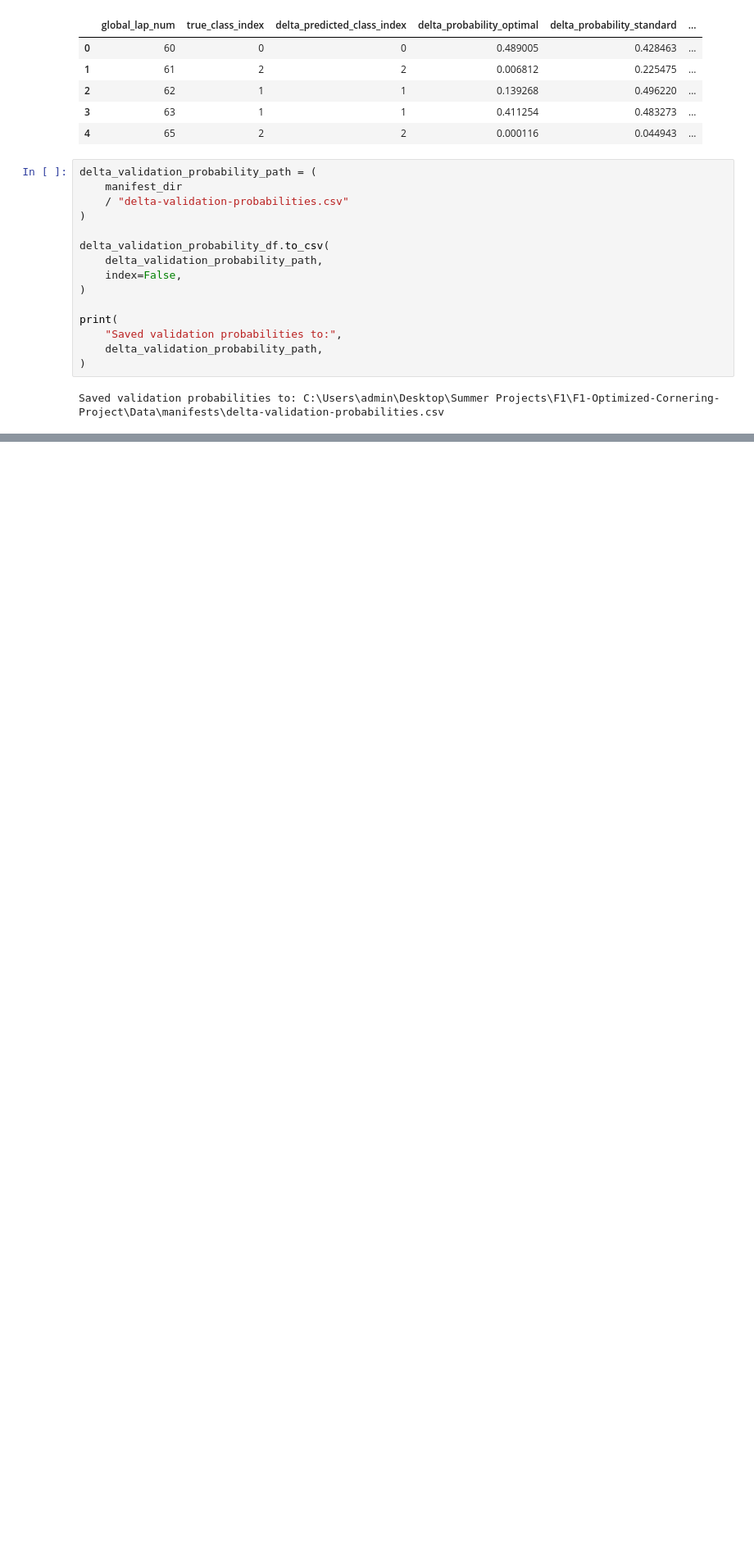
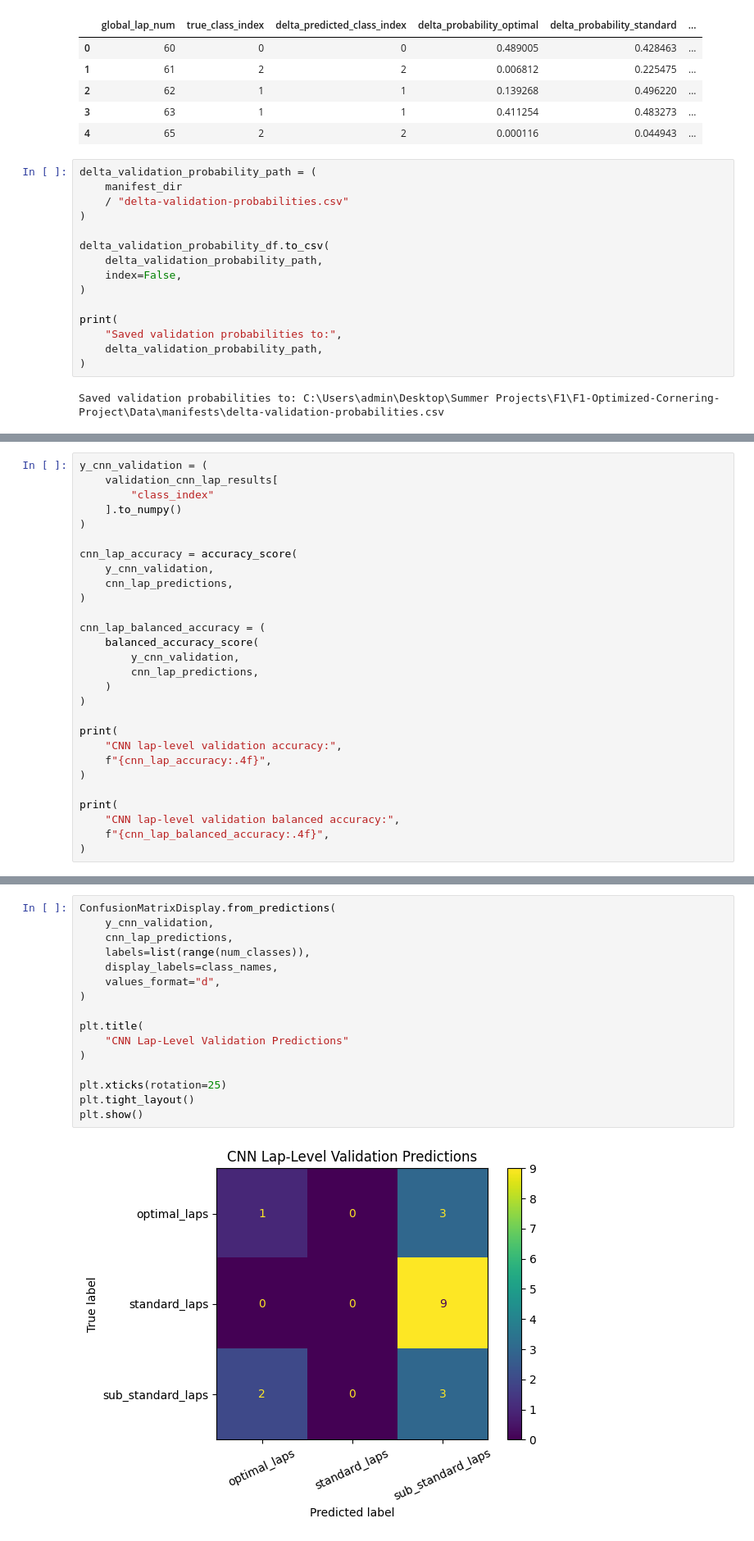
Before and after one commit to Prachet06/F1-Optimized-Cornering-Project, a Jupyter notebook: Code/Model.ipynb, the cells around one changed output, grey strips where cells are left out. Shown at 82% size. Drawn from its saved outputs; the diff is of its cells as text; blank space fills up the shorter version.

```diff
--- a/Code/Model.ipynb
+++ b/Code/Model.ipynb
@@ -2103,0 +2951,28 @@ Saved validation probabilities to: C:\Users\admin\Desktop\Summer Projects\F1\F1-
+# %%
+y_cnn_validation = (
+    validation_cnn_lap_results[
+        "class_index"
+    ].to_numpy()
+)
+
+cnn_lap_accuracy = accuracy_score(
+    y_cnn_validation,
+    cnn_lap_predictions,
+)
+
+cnn_lap_balanced_accuracy = (
+    balanced_accuracy_score(
+        y_cnn_validation,
+        cnn_lap_predictions,
+    )
+)
+
+print(
+    "CNN lap-level validation accuracy:",
+    f"{cnn_lap_accuracy:.4f}",
+)
+
+print(
+    "CNN lap-level validation balanced accuracy:",
+    f"{cnn_lap_balanced_accuracy:.4f}",
+)
@@ -2103,0 +3003,18 @@ Saved validation probabilities to: C:\Users\admin\Desktop\Summer Projects\F1\F1-
+# %%
+ConfusionMatrixDisplay.from_predictions(
+    y_cnn_validation,
+    cnn_lap_predictions,
+    labels=list(range(num_classes)),
+    display_labels=class_names,
+    values_format="d",
+)
+
+plt.title(
+    "CNN Lap-Level Validation Predictions"
+)
+
+plt.xticks(rotation=25)
+plt.tight_layout()
+plt.show()
+# %% [output]
+[figure, added]
```
Also changed, not shown: parts of 33 cells of this notebook, 3 other files.
